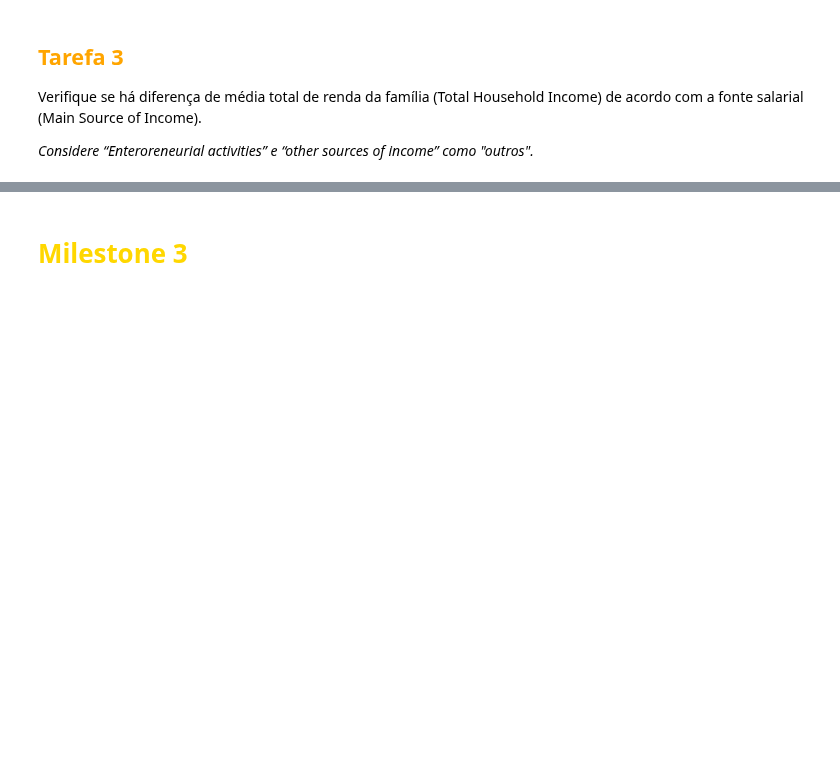
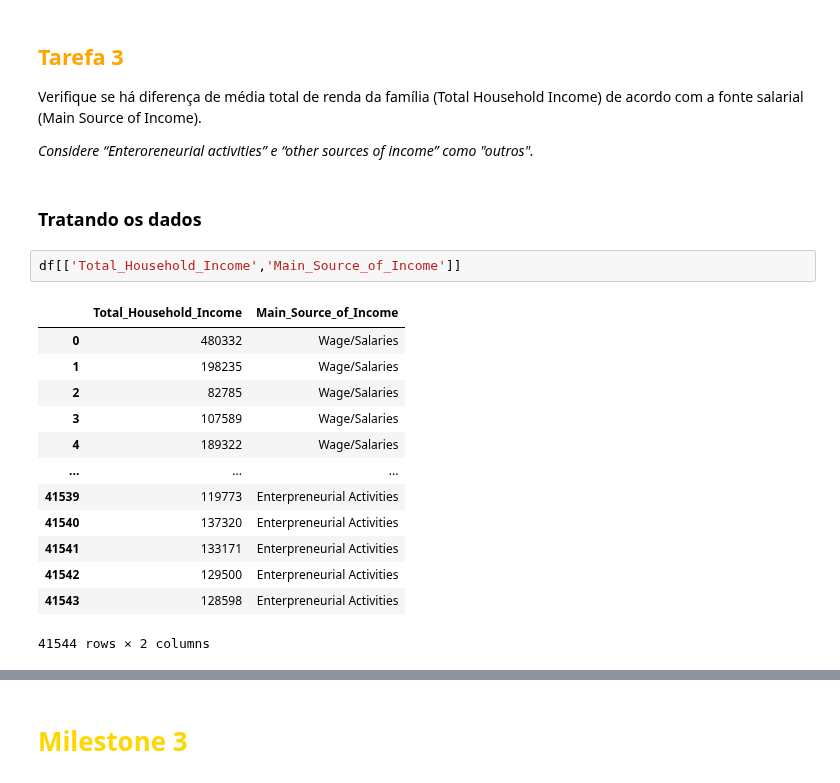
Before and after one commit to baiochi/LetsCode, a Jupyter notebook: Moldulo 4 - Estatística/Projeto_Estatistica.ipynb, the cells around one changed output, grey strips where cells are left out. Saved outputs shown, nothing was run; the diff lists cells and outputs as text; blank space fills up the shorter version.

```diff
--- a/Moldulo 4 - Estatística/Projeto_Estatistica.ipynb
+++ b/Moldulo 4 - Estatística/Projeto_Estatistica.ipynb
@@ -428,3 +427,21 @@ test.ztest_ind(alternative='larger', value=D0)
 Verifique se há diferença de média total de renda da família (Total Household Income) de acordo com a fonte salarial (Main Source of Income).
 
 *Considere “Enteroreneurial activities” e “other sources of income” como "outros".*
+# %% [markdown]
+### Tratando os dados
+# %%
+df[['Total_Household_Income','Main_Source_of_Income']]
+# %% [output]
+|  | Total_Household_Income | Main_Source_of_Income |
+| 0 | 480332 | Wage/Salaries |
+| 1 | 198235 | Wage/Salaries |
+| 2 | 82785 | Wage/Salaries |
+| 3 | 107589 | Wage/Salaries |
+| 4 | 189322 | Wage/Salaries |
+| ... | ... | ... |
+| 41539 | 119773 | Enterpreneurial Activities |
+| 41540 | 137320 | Enterpreneurial Activities |
+| 41541 | 133171 | Enterpreneurial Activities |
+| 41542 | 129500 | Enterpreneurial Activities |
+| 41543 | 128598 | Enterpreneurial Activities |
+41544 rows × 2 columns
```
Also changed, not shown: parts of 21 cells of this notebook.
